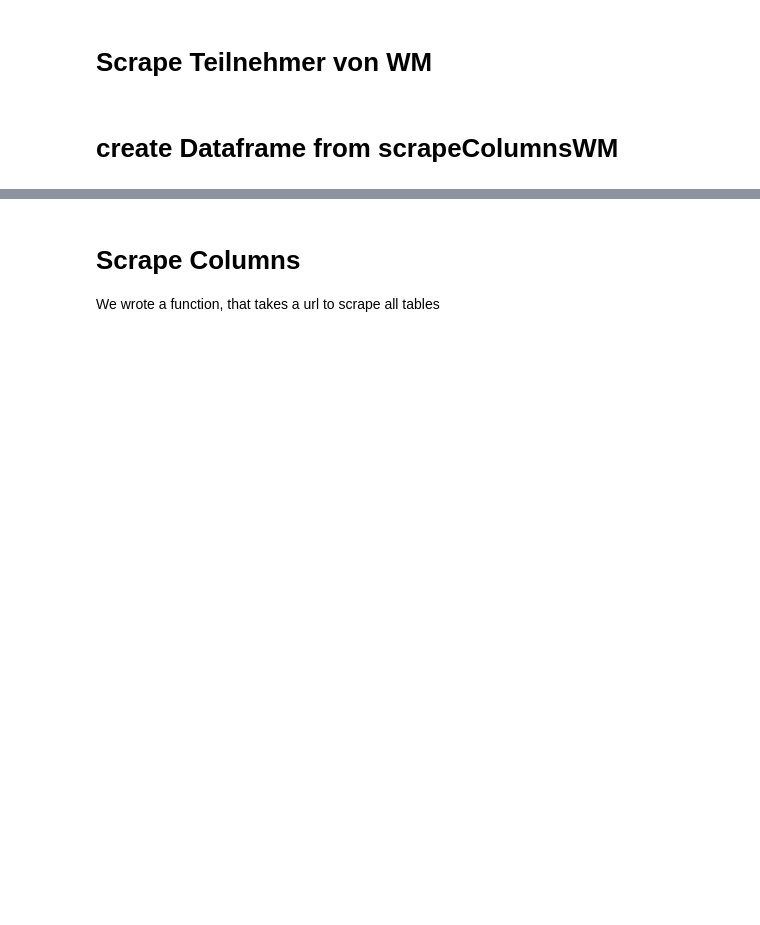
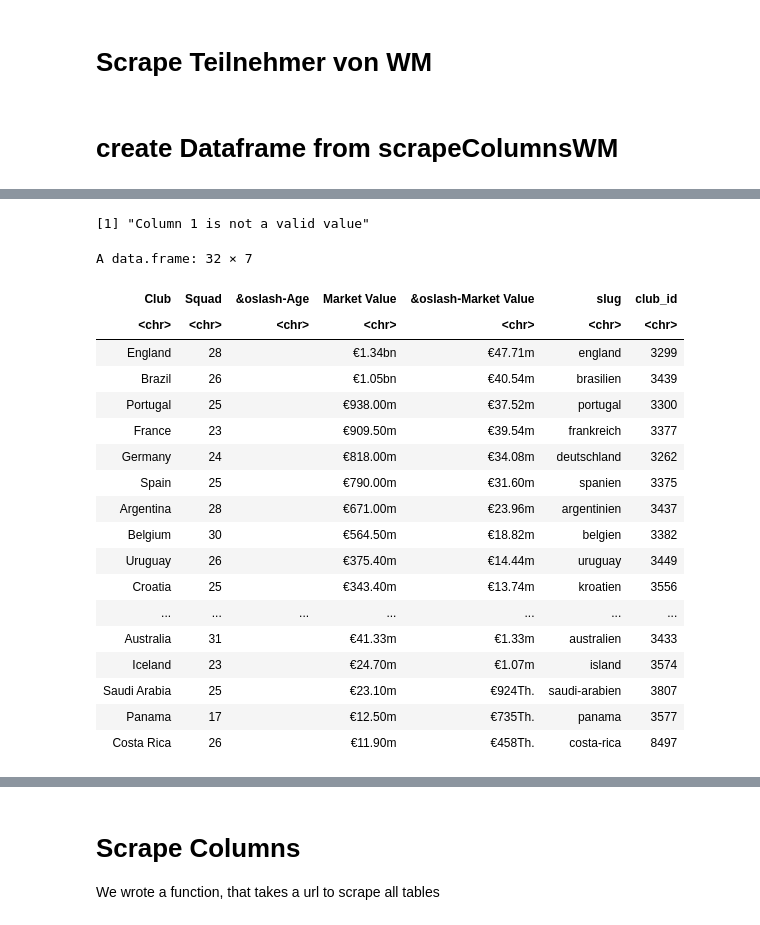
Before and after one commit to denisnaumov0506/FootballAnalyticsProject, a Jupyter notebook: football-world-cup-forecast-denis.ipynb, the cells around one changed output, grey strips where cells are left out. Cells and saved outputs as stored; diff of their text form; code cells hidden in the pictures; blank space fills up the shorter version.

```diff
--- a/football-world-cup-forecast-denis.ipynb
+++ b/football-world-cup-forecast-denis.ipynb
@@ -349,3 +326,27 @@ A data.frame: 32 × 9
+# %%
+df_wm = create_dataframeWM('CLUBS STARTING INTO TOURNAMENT AT A LATER POINT')
+df_wm
+# %% [output]
+[1] "Column 1 is not a valid value"
+A data.frame: 32 × 7
+| Club | Squad | &oslash-Age | Market Value | &oslash-Market Value | slug | club_id |
+| <chr> | <chr> | <chr> | <chr> | <chr> | <chr> | <chr> |
+| England | 28 |  | €1.34bn | €47.71m | england | 3299 |
+| Brazil | 26 |  | €1.05bn | €40.54m | brasilien | 3439 |
+| Portugal | 25 |  | €938.00m | €37.52m | portugal | 3300 |
+| France | 23 |  | €909.50m | €39.54m | frankreich | 3377 |
+| Germany | 24 |  | €818.00m | €34.08m | deutschland | 3262 |
+| Spain | 25 |  | €790.00m | €31.60m | spanien | 3375 |
+| Argentina | 28 |  | €671.00m | €23.96m | argentinien | 3437 |
+| Belgium | 30 |  | €564.50m | €18.82m | belgien | 3382 |
+| Uruguay | 26 |  | €375.40m | €14.44m | uruguay | 3449 |
+| Croatia | 25 |  | €343.40m | €13.74m | kroatien | 3556 |
+| ... | ... | ... | ... | ... | ... | ... |
+| Australia | 31 |  | €41.33m | €1.33m | australien | 3433 |
+| Iceland | 23 |  | €24.70m | €1.07m | island | 3574 |
+| Saudi Arabia | 25 |  | €23.10m | €924Th. | saudi-arabien | 3807 |
+| Panama | 17 |  | €12.50m | €735Th. | panama | 3577 |
+| Costa Rica | 26 |  | €11.90m | €458Th. | costa-rica | 8497 |
 # %%
 teilnehmer = df_wm$Club
 teilnehmer
```
Also changed, not shown: parts of 21 cells of this notebook.
